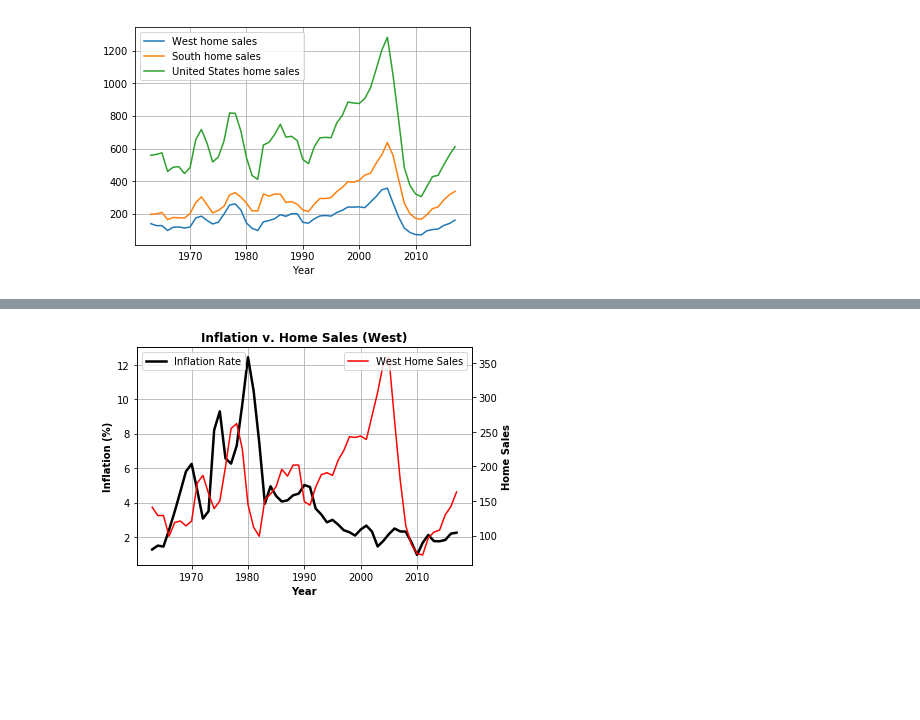
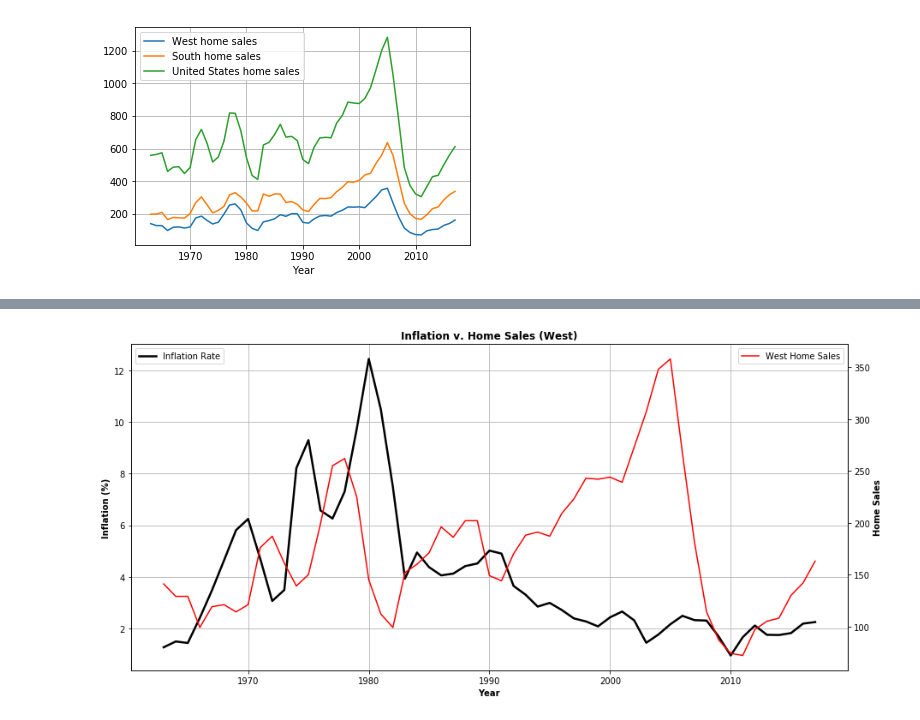
Before and after one commit to CarlosCocuy/ProjectRepo, a Jupyter notebook: data_cleaning_fed_funds.ipynb, the cells around one changed output, grey strips where cells are left out. Drawn from its saved outputs; the diff is of its cells as text; code cells hidden in the pictures; blank space fills up the shorter version.

```diff
--- a/data_cleaning_fed_funds.ipynb
+++ b/data_cleaning_fed_funds.ipynb
@@ -166,24 +166,24 @@ plt.savefig("Graph Images/Inflation_South.png")
 # %%
 #Plot Inflation Rate Vs West Home Sales
 home_sales=[]
 south_sales=[]
 west_sales=[]
 for sale in S_W_Inflation_df["West home sales"]:
     int_west_sales=int(sale)
     west_sales.append(int_west_sales)
-fig, ax7=plt.subplots()
+fig, ax7=plt.subplots(figsize=(15,7))
 x=np.arange(1963,2018)
 n=S_W_Inflation_df["Inflation Rate"]
 ax7.plot(x,n, linewidth=2.5, color="black")
 ax8=ax7.twinx()
 ax8.plot(x,S_W_Inflation_df["West home sales"],color="r",label="West Home Sales")
 ax7.grid()
 ax7.legend(loc=2)
 ax8.legend(loc=1)
 ax7.set_title("Inflation v. Home Sales (West)", fontweight="bold")
 ax7.set_xlabel("Year", fontweight="bold")
 ax7.set_ylabel("Inflation (%)", fontweight="bold")
 ax8.set_ylabel("Home Sales", fontweight="bold")
 plt.savefig("Graph Images/Inflation_West.png")
 # %% [output]
-[figure, old version]
+[figure, new version]
```
Also changed, not shown: parts of 3 cells of this notebook, 4 other files.
